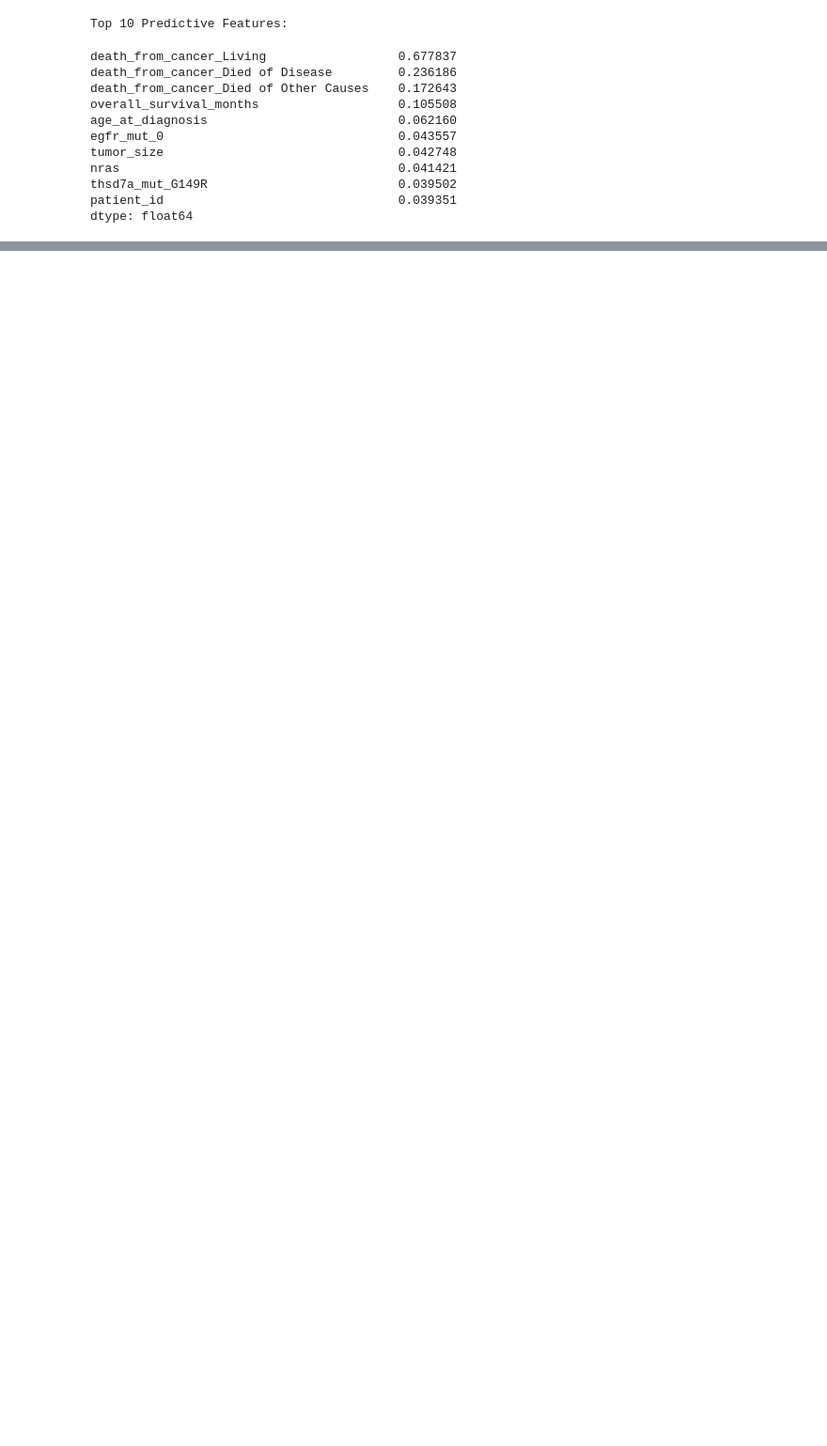
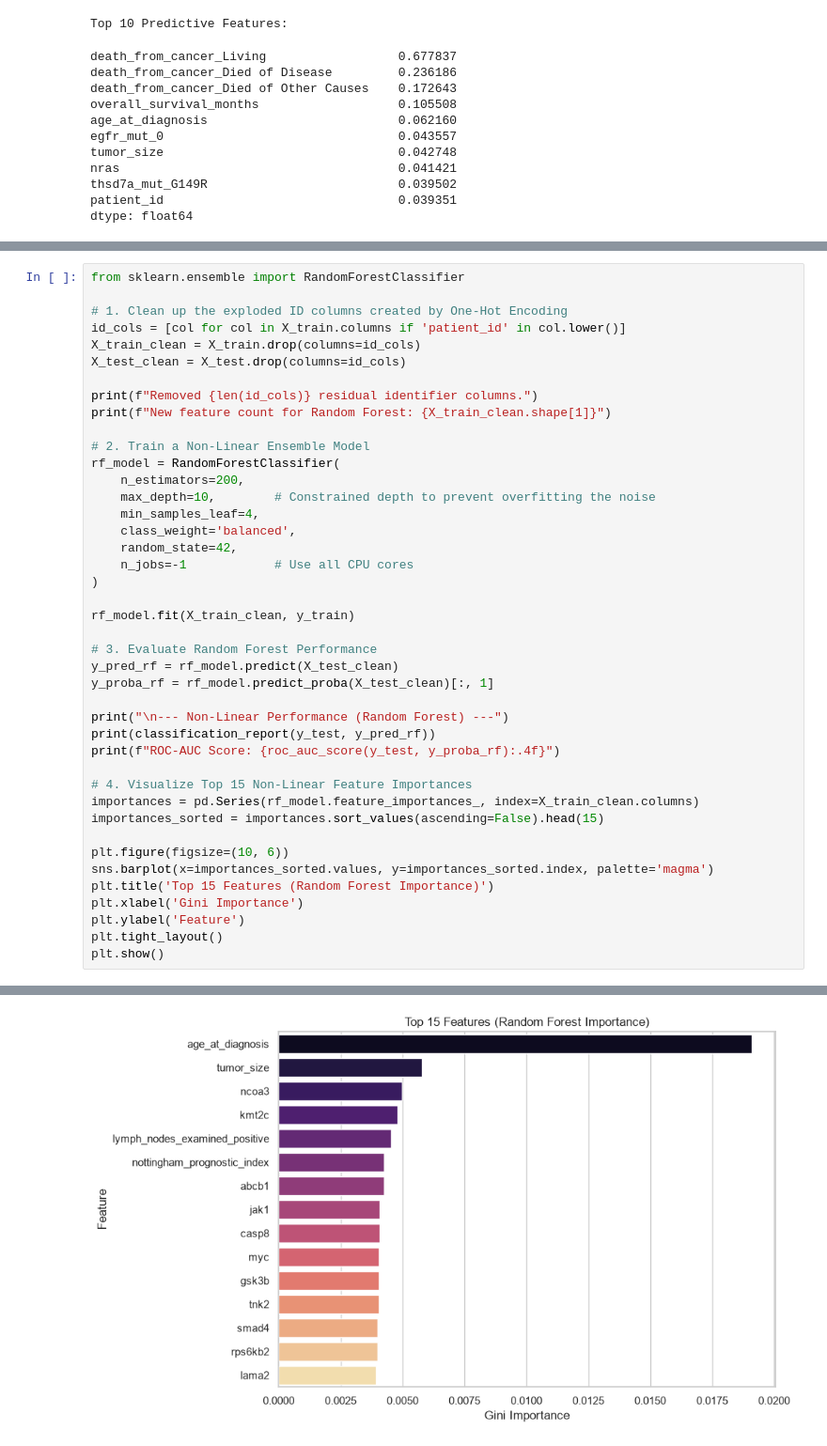
Before and after one commit to LaysLala/LDACS_Project_Information_Visualisation, a Jupyter notebook: Exploratory.ipynb, the cells around one changed output, grey strips where cells are left out. Shown at 94% size. Drawn from its saved outputs; the diff is of its cells as text; blank space fills up the shorter version.

```diff
--- a/Exploratory.ipynb
+++ b/Exploratory.ipynb
@@ -300,0 +359,43 @@ dtype: float64
+# %%
+from sklearn.ensemble import RandomForestClassifier
+
+# 1. Clean up the exploded ID columns created by One-Hot Encoding
+id_cols = [col for col in X_train.columns if 'patient_id' in col.lower()]
+X_train_clean = X_train.drop(columns=id_cols)
+X_test_clean = X_test.drop(columns=id_cols)
+
+print(f"Removed {len(id_cols)} residual identifier columns.")
+print(f"New feature count for Random Forest: {X_train_clean.shape[1]}")
+
+# 2. Train a Non-Linear Ensemble Model
+rf_model = RandomForestClassifier(
+    n_estimators=200,
+    max_depth=10,        # Constrained depth to prevent overfitting the noise
+    min_samples_leaf=4,
+    class_weight='balanced',
+    random_state=42,
+    n_jobs=-1            # Use all CPU cores
+)
+
+rf_model.fit(X_train_clean, y_train)
+
+# 3. Evaluate Random Forest Performance
+y_pred_rf = rf_model.predict(X_test_clean)
+y_proba_rf = rf_model.predict_proba(X_test_clean)[:, 1]
+
+print("\n--- Non-Linear Performance (Random Forest) ---")
+print(classification_report(y_test, y_pred_rf))
+print(f"ROC-AUC Score: {roc_auc_score(y_test, y_proba_rf):.4f}")
+
+# 4. Visualize Top 15 Non-Linear Feature Importances
+importances = pd.Series(rf_model.feature_importances_, index=X_train_clean.columns)
+importances_sorted = importances.sort_values(ascending=False).head(15)
+
+plt.figure(figsize=(10, 6))
+sns.barplot(x=importances_sorted.values, y=importances_sorted.index, palette='magma')
+plt.title('Top 15 Features (Random Forest Importance)')
+plt.xlabel('Gini Importance')
+plt.ylabel('Feature')
+plt.tight_layout()
+plt.show()
+# %% [output]
@@ -300,0 +419 @@ dtype: float64
+[figure, added]
```
Also changed, not shown: parts of 9 cells of this notebook.
